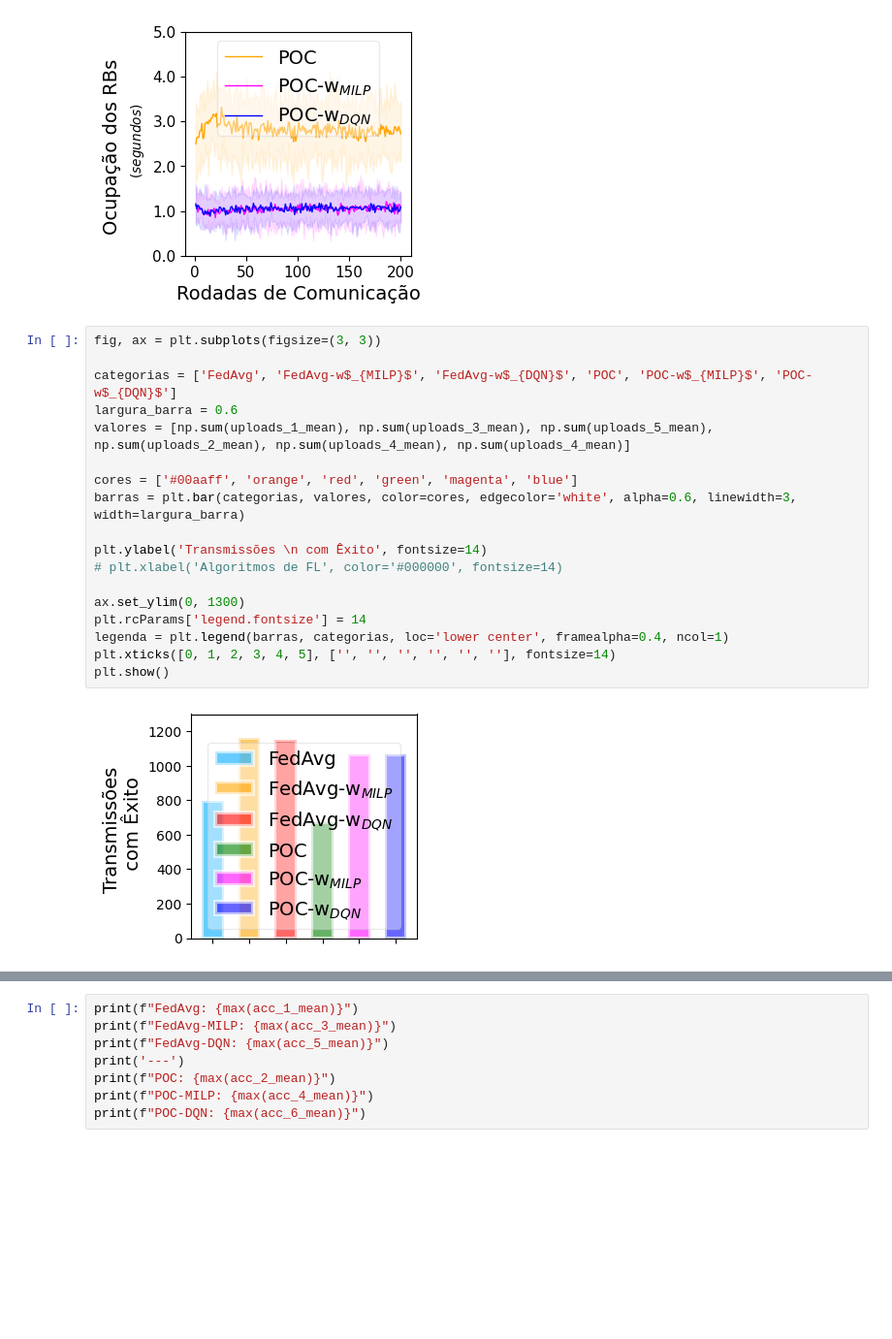
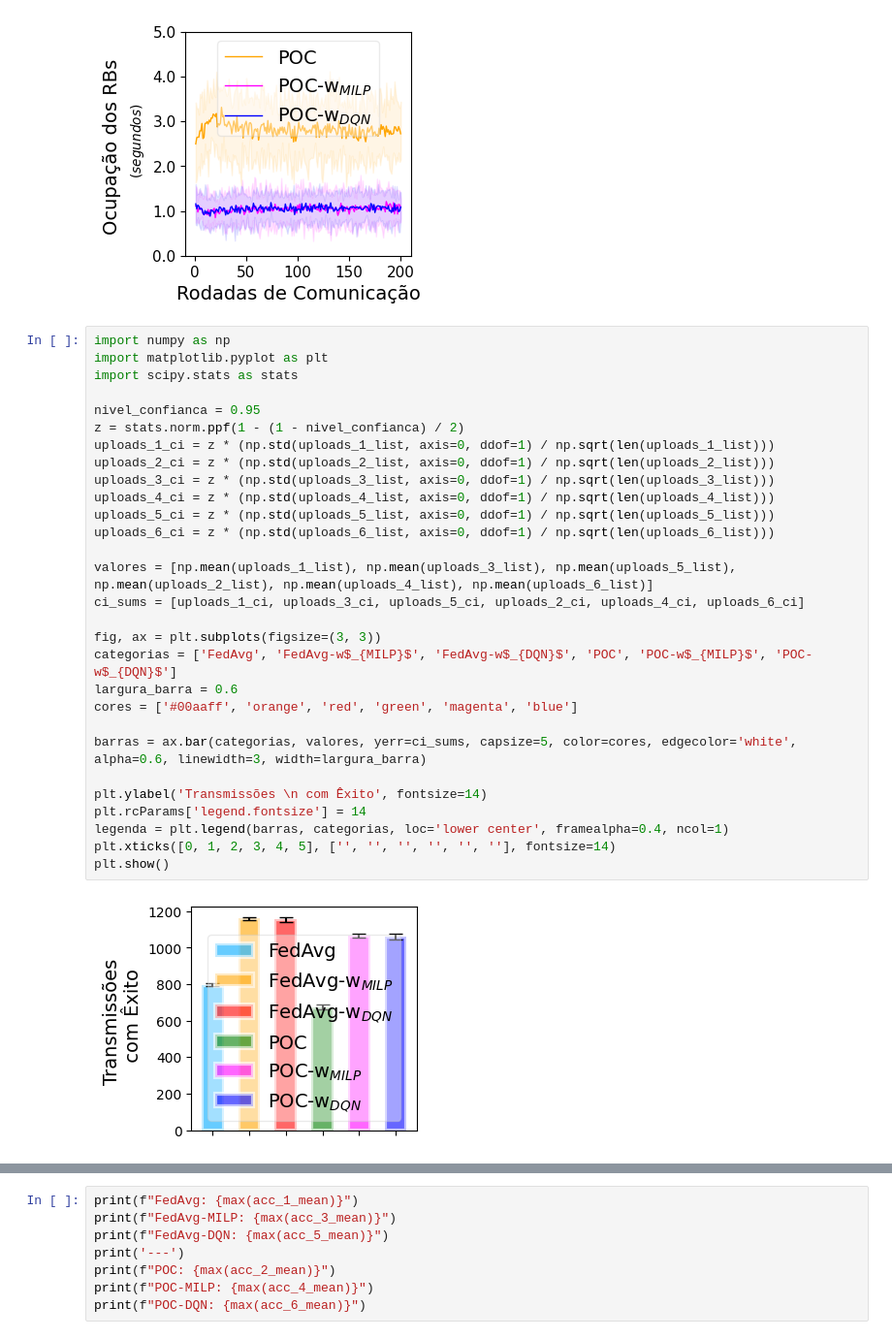
Before and after one commit to LABORA-INF-UFG/FL-wDQN, a Jupyter notebook: ipynb/graphics-FL(Mnist)-MLP.ipynb, the cells around one changed output, grey strips where cells are left out. Shown: that part at 97% size. Drawn from its saved outputs; the diff is of its cells as text; blank space fills up the shorter version.

```diff
--- a/ipynb/graphics-FL(Mnist)-MLP.ipynb
+++ b/ipynb/graphics-FL(Mnist)-MLP.ipynb
@@ -277,25 +275,36 @@ plt.show()
 # %% [output]
 [figure]
 # %%
+import numpy as np
+import matplotlib.pyplot as plt
+import scipy.stats as stats
+
+nivel_confianca = 0.95
+z = stats.norm.ppf(1 - (1 - nivel_confianca) / 2)
+uploads_1_ci = z * (np.std(uploads_1_list, axis=0, ddof=1) / np.sqrt(len(uploads_1_list)))
+uploads_2_ci = z * (np.std(uploads_2_list, axis=0, ddof=1) / np.sqrt(len(uploads_2_list)))
+uploads_3_ci = z * (np.std(uploads_3_list, axis=0, ddof=1) / np.sqrt(len(uploads_3_list)))
+uploads_4_ci = z * (np.std(uploads_4_list, axis=0, ddof=1) / np.sqrt(len(uploads_4_list)))
+uploads_5_ci = z * (np.std(uploads_5_list, axis=0, ddof=1) / np.sqrt(len(uploads_5_list)))
+uploads_6_ci = z * (np.std(uploads_6_list, axis=0, ddof=1) / np.sqrt(len(uploads_6_list)))
+
+valores = [np.mean(uploads_1_list), np.mean(uploads_3_list), np.mean(uploads_5_list), np.mean(uploads_2_list), np.mean(uploads_4_list), np.mean(uploads_6_list)]
+ci_sums = [uploads_1_ci, uploads_3_ci, uploads_5_ci, uploads_2_ci, uploads_4_ci, uploads_6_ci]
+
 fig, ax = plt.subplots(figsize=(3, 3))
-
 categorias = ['FedAvg', 'FedAvg-w$_{MILP}$', 'FedAvg-w$_{DQN}$', 'POC', 'POC-w$_{MILP}$', 'POC-w$_{DQN}$']
 largura_barra = 0.6
-valores = [np.sum(uploads_1_mean), np.sum(uploads_3_mean), np.sum(uploads_5_mean), np.sum(uploads_2_mean), np.sum(uploads_4_mean), np.sum(uploads_4_mean)]
+cores = ['#00aaff', 'orange', 'red', 'green', 'magenta', 'blue']
 
-cores = ['#00aaff', 'orange', 'red', 'green', 'magenta', 'blue']
-barras = plt.bar(categorias, valores, color=cores, edgecolor='white', alpha=0.6, linewidth=3, width=largura_barra)
+barras = ax.bar(categorias, valores, yerr=ci_sums, capsize=5, color=cores, edgecolor='white', alpha=0.6, linewidth=3, width=largura_barra)
 
 plt.ylabel('Transmissões \n com Êxito', fontsize=14)
-# plt.xlabel('Algoritmos de FL', color='#000000', fontsize=14)
-
-ax.set_ylim(0, 1300)
 plt.rcParams['legend.fontsize'] = 14
 legenda = plt.legend(barras, categorias, loc='lower center', framealpha=0.4, ncol=1)
 plt.xticks([0, 1, 2, 3, 4, 5], ['', '', '', '', '', ''], fontsize=14)
 plt.show()
 # %% [output]
-[figure, old version]
+[figure, new version]
 # %%
 fig, ax = plt.subplots(figsize=(3, 3))
 
```
Also changed, not shown: parts of 6 cells of this notebook, 6 other files.
